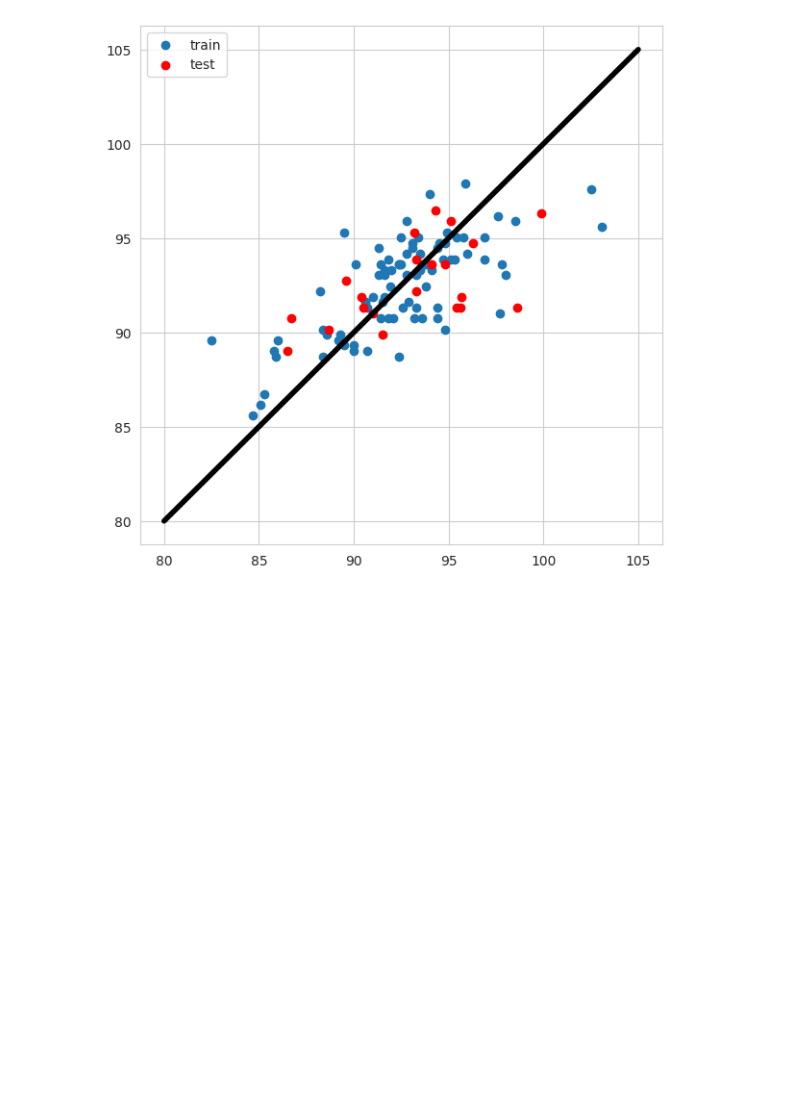
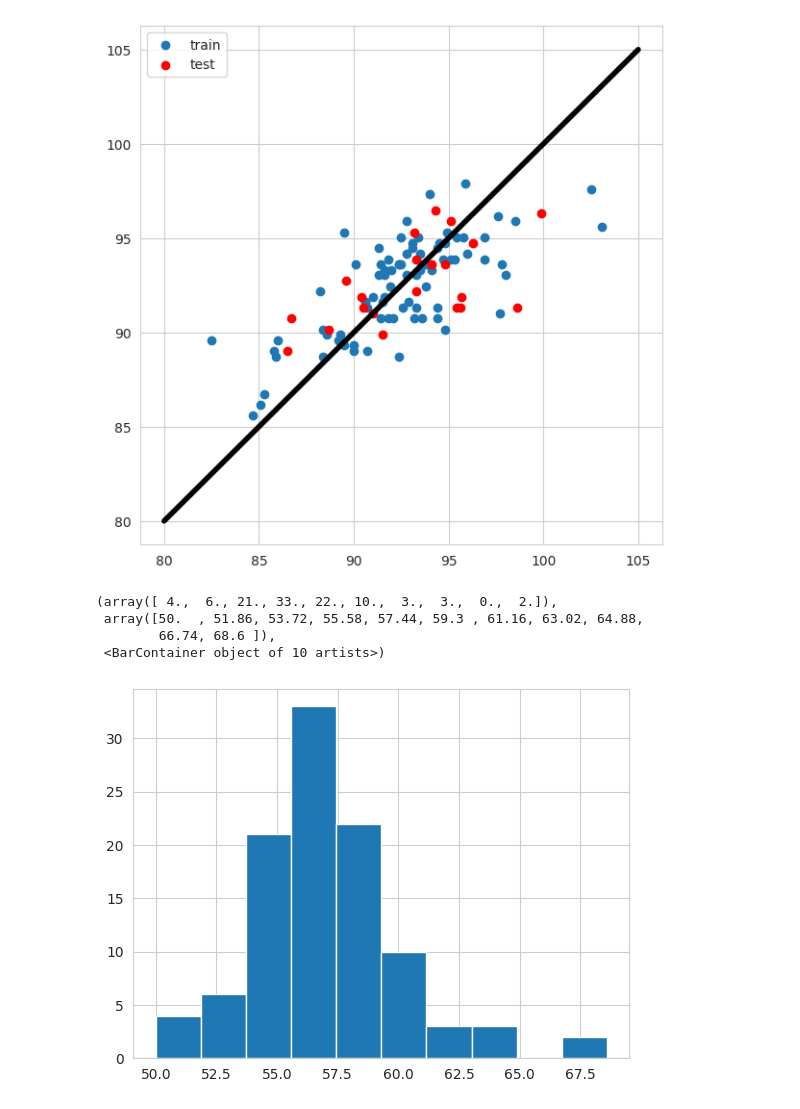
Before and after one commit to huynhand/Homework2, a Jupyter notebook: notebook/example.ipynb, the cells around one changed output. Cells and saved outputs as stored; diff of their text form; code cells hidden in the pictures; blank space fills up the shorter version.

```diff
--- a/notebook/example.ipynb
+++ b/notebook/example.ipynb
@@ -113,3 +113,11 @@ plt.legend()
 # %% [output]
 <matplotlib.legend.Legend at 0x...>
 [figure]
+# %%
+plt.hist(df['skullw'])
+# %% [output]
+(array([ 4.,  6., 21., 33., 22., 10.,  3.,  3.,  0.,  2.]),
+ array([50.  , 51.86, 53.72, 55.58, 57.44, 59.3 , 61.16, 63.02, 64.88,
+        66.74, 68.6 ]),
+ <BarContainer object of 10 artists>)
+[figure, added]
```
